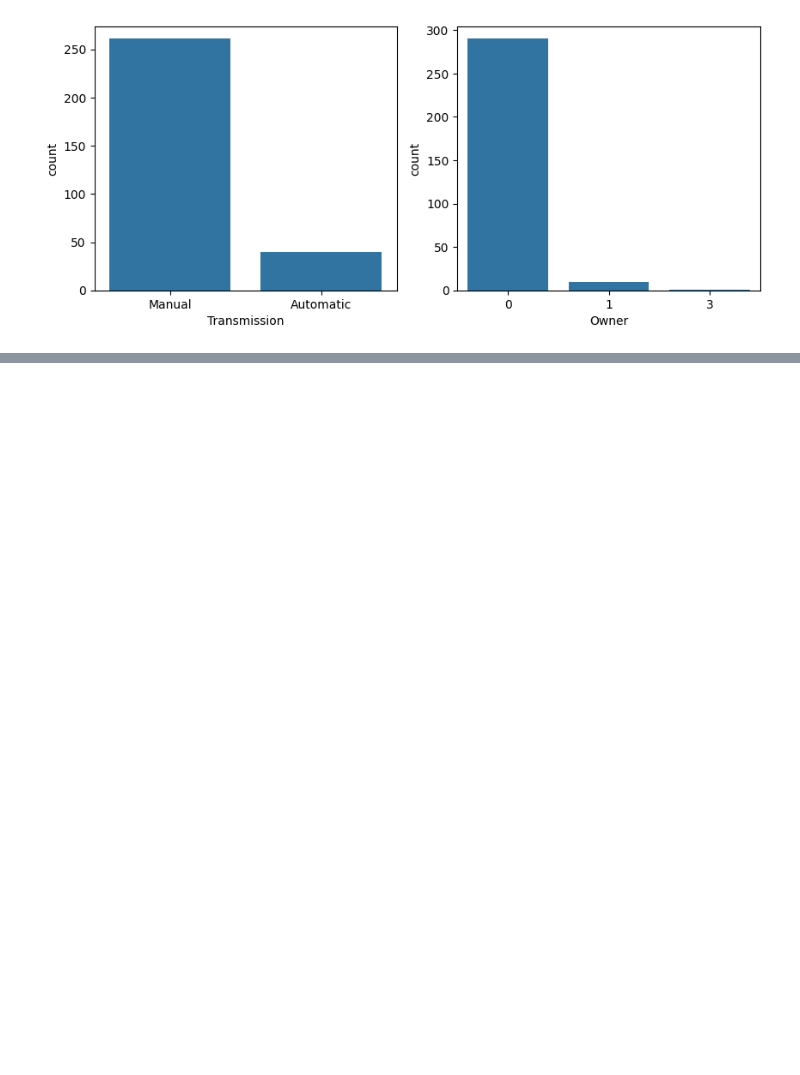
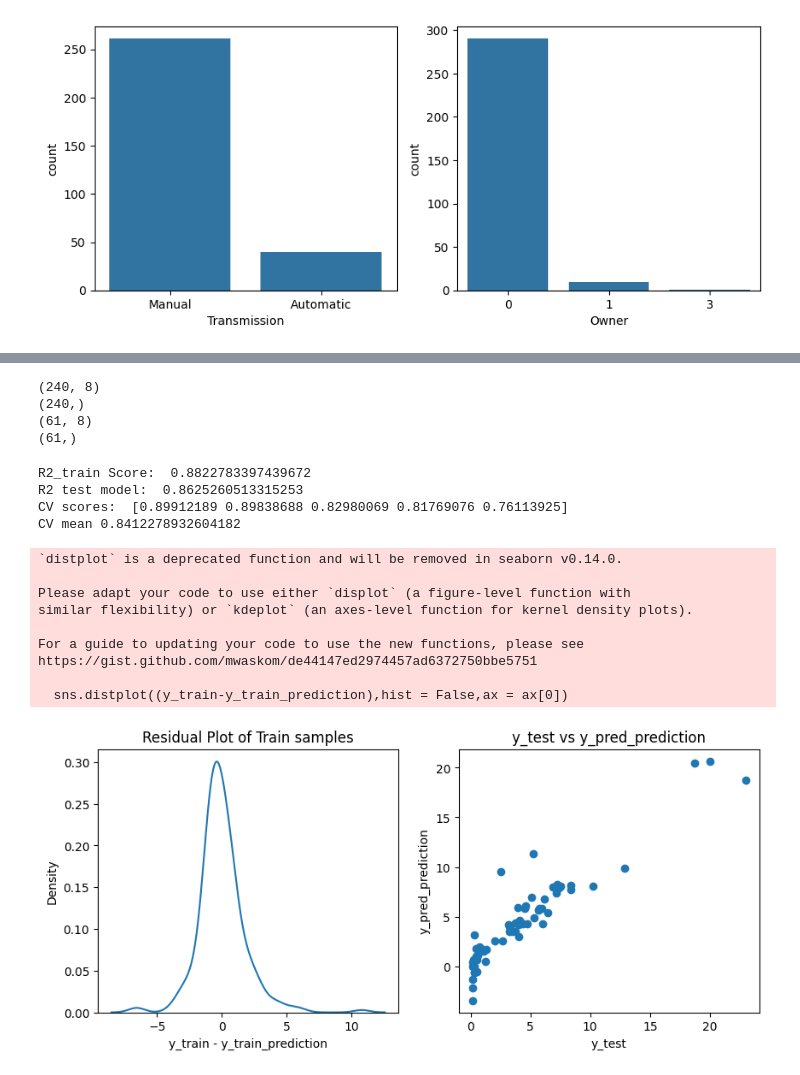
Before and after one commit to aadvikmazumdar/MachineLearning, a Jupyter notebook: Car_Price_Prediction.ipynb, the cells around one changed output, grey strips where cells are left out. Cells and saved outputs as stored; diff of their text form; code cells hidden in the pictures; blank space fills up the shorter version.

```diff
--- a/Car_Price_Prediction.ipynb
+++ b/Car_Price_Prediction.ipynb
@@ -110,0 +186,2 @@ while i<4:
+# %%
+df.drop(labels='Car_Name',axis=1,inplace=True)
@@ -110,0 +199,2 @@ while i<4:
+# %%
+df=pd.get_dummies(data=df,drop_first=True)
@@ -110,0 +210,3 @@ while i<4:
+# %%
+y=df['Selling_Price']
+x=df.drop('Selling_Price',axis=1)
@@ -110,0 +233,70 @@ while i<4:
+# %%
+x_train,x_test,y_train,y_test = train_test_split(x,y,test_size=0.2,random_state=1)
+# %%
+print(x_train.shape)
+print(y_train.shape)
+print(x_test.shape)
+print(y_test.shape)
+# %% [output]
+(240, 8)
+(240,)
+(61, 8)
+(61,)
+# %%
+#LINEAR REGRESSION
+
+from sklearn.metrics import r2_score
+from sklearn.model_selection import cross_val_score
+from sklearn.linear_model import LinearRegression
+
+lr=LinearRegression()
+
+cv=[]
+r2_train=[]
+r2_test=[]
+
+lr.fit(x_train,y_train)
+
+y_train_prediction = lr.predict(x_train)
+r2_trainmodel = r2_score(y_train,y_train_prediction)
+r2_train.append(round(r2_trainmodel,2))
+
+y_pred_prediction = lr.predict(x_test)
+r2_testmodel = r2_score(y_test,y_pred_prediction)
+r2_test.append(round(r2_testmodel,2))
+
+csv=cross_val_score(lr,x_train,y_train,cv=5)
+cv_mean=csv.mean()
+cv.append(round(cv_mean,2))
+
+print("R2_train Score: ",r2_trainmodel)
+print("R2 test model: ",r2_testmodel)
+print("CV scores: ",csv)
+print("CV mean",cv_mean)
+
+fig, ax = plt.subplots(1,2,figsize = (10,4))
+ax[0].set_title('Residual Plot of Train samples')
+sns.distplot((y_train-y_train_prediction),hist = False,ax = ax[0])
+ax[0].set_xlabel('y_train - y_train_prediction')
+
+ax[1].set_title('y_test vs y_pred_prediction')
+ax[1].scatter(x = y_test, y = y_pred_prediction)
+ax[1].set_xlabel('y_test')
+ax[1].set_ylabel('y_pred_prediction')
+
+plt.show()
+# %% [output]
+R2_train Score:  0.8822783397439672
+R2 test model:  0.8625260513315253
+CV scores:  [0.89912189 0.89838688 0.82980069 0.81769076 0.76113925]
+CV mean 0.8412278932604182
+`distplot` is a deprecated function and will be removed in seaborn v0.14.0.
+
+Please adapt your code to use either `displot` (a figure-level function with
+similar flexibility) or `kdeplot` (an axes-level function for kernel density plots).
+
+For a guide to updating your code to use the new functions, please see
+https://gist.github.com/mwaskom/de44147ed2974457ad6372750bbe5751
+
+  sns.distplot((y_train-y_train_prediction),hist = False,ax = ax[0])
+[figure, added]
```
Also changed, not shown: parts of 17 cells of this notebook.
